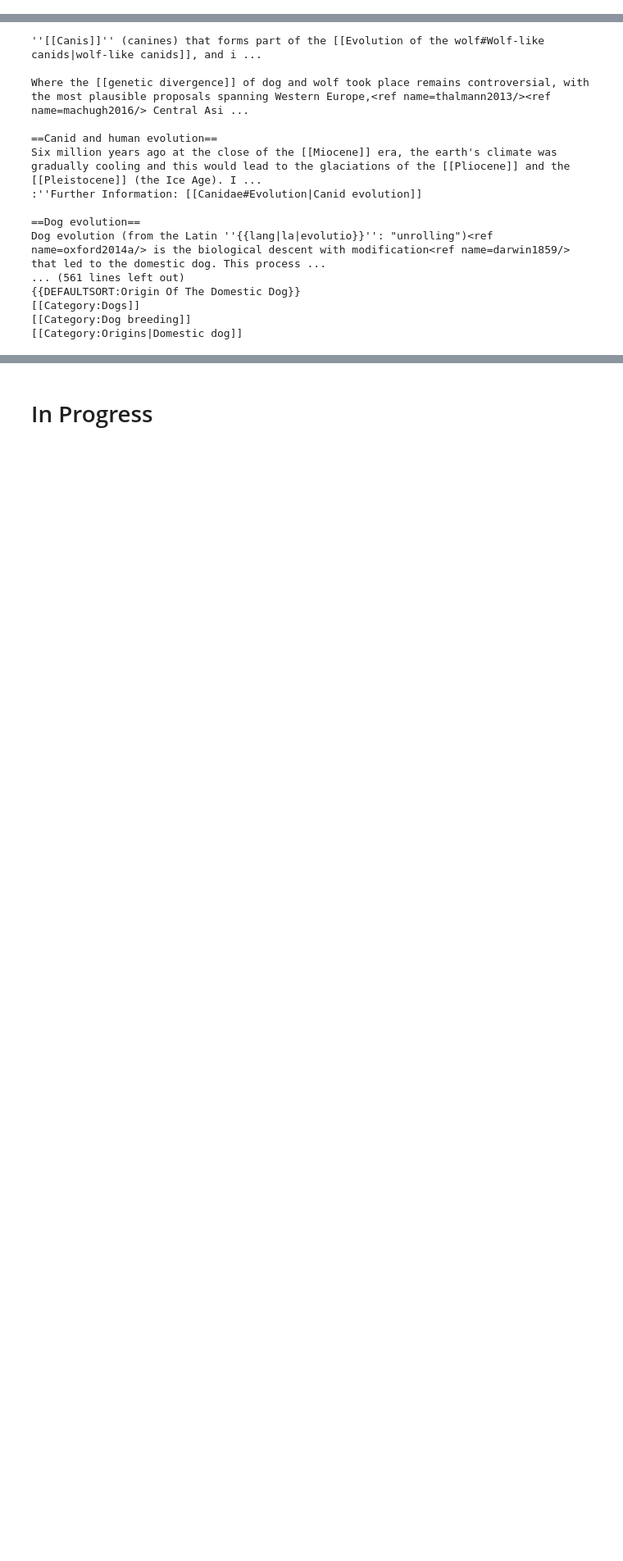
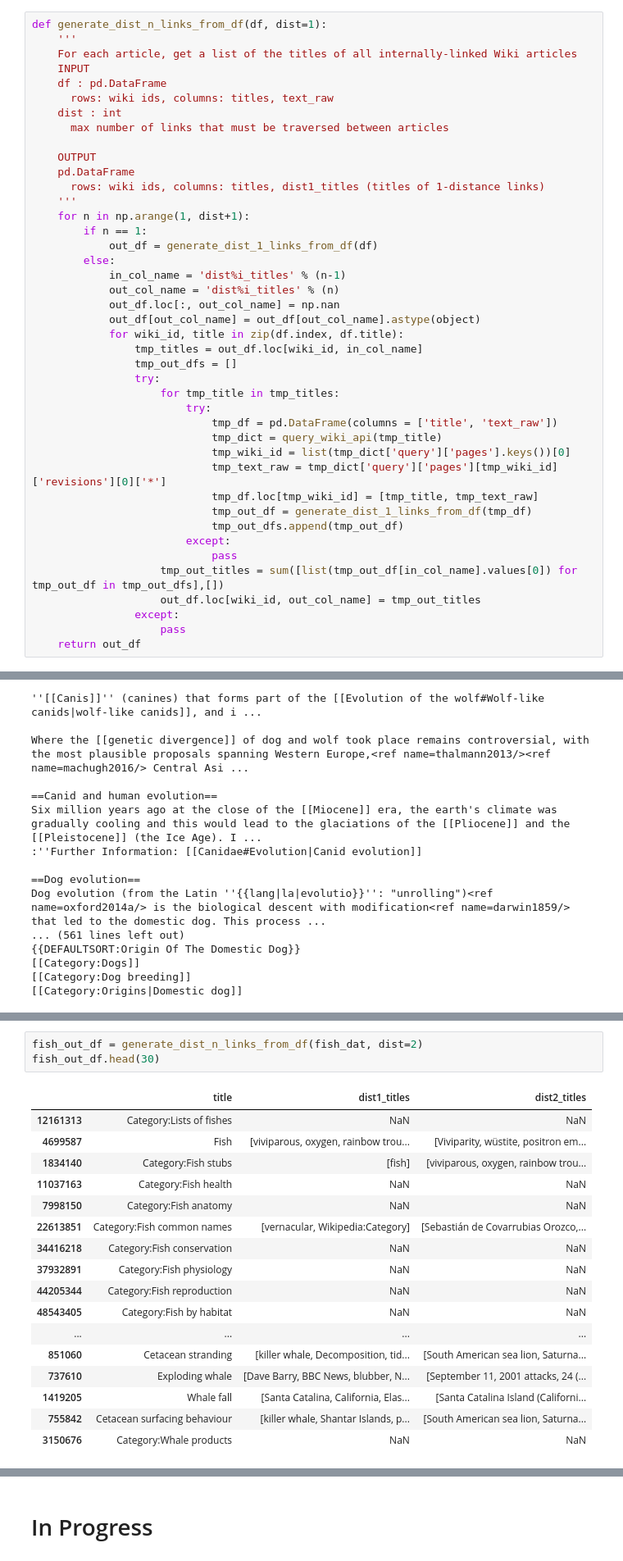
Before and after one commit to hannahlb/CDIPS_Content_Rec, a Jupyter notebook: katie/build_tree.ipynb, the cells around one changed output, grey strips where cells are left out. Shown: that part at 82% size. Saved outputs shown, nothing was run; the diff lists cells and outputs as text; blank space fills up the shorter version.

```diff
--- a/katie/build_tree.ipynb
+++ b/katie/build_tree.ipynb
@@ -112,6 +112,48 @@ def generate_dist_1_links_from_df(df):
         except:
             out_df.loc[idx] = [title, np.nan]
     return out_df
+# %%
+def generate_dist_n_links_from_df(df, dist=1):
+    '''
+    For each article, get a list of the titles of all internally-linked Wiki articles
+    INPUT
+    df : pd.DataFrame
+      rows: wiki ids, columns: titles, text_raw
+    dist : int
+      max number of links that must be traversed between articles
+
+    OUTPUT
+    pd.DataFrame
+      rows: wiki ids, columns: titles, dist1_titles (titles of 1-distance links)
+    '''
+    for n in np.arange(1, dist+1):
+        if n == 1:
+            out_df = generate_dist_1_links_from_df(df)
+        else:
+            in_col_name = 'dist%i_titles' % (n-1)
+            out_col_name = 'dist%i_titles' % (n)
+            out_df.loc[:, out_col_name] = np.nan
+            out_df[out_col_name] = out_df[out_col_name].astype(object)
+            for wiki_id, title in zip(df.index, df.title):
+                tmp_titles = out_df.loc[wiki_id, in_col_name]
+                tmp_out_dfs = []
+                try:
+                    for tmp_title in tmp_titles:
+                        try:
+                            tmp_df = pd.DataFrame(columns = ['title', 'text_raw'])
+                            tmp_dict = query_wiki_api(tmp_title)
+                            tmp_wiki_id = list(tmp_dict['query']['pages'].keys())[0]
+                            tmp_text_raw = tmp_dict['query']['pages'][tmp_wiki_id]['revisions'][0]['*']
+                            tmp_df.loc[tmp_wiki_id] = [tmp_title, tmp_text_raw]
+                            tmp_out_df = generate_dist_1_links_from_df(tmp_df)
+                            tmp_out_dfs.append(tmp_out_df)
+                        except:
+                            pass
+                    tmp_out_titles = sum([list(tmp_out_df[in_col_name].values[0]) for tmp_out_df in tmp_out_dfs],[])
+                    out_df.loc[wiki_id, out_col_name] = tmp_out_titles
+                except:
+                    pass
+    return out_df
 # %% [markdown]
 # Test Scripts
 # %%
@@ -237,0 +323,21 @@ fish_link_df.head()
+# %%
+fish_out_df = generate_dist_n_links_from_df(fish_dat, dist=2)
+fish_out_df.head(30)
+# %% [output]
+|  | title | dist1_titles | dist2_titles |
+| 12161313 | Category:Lists of fishes | NaN | NaN |
+| 4699587 | Fish | [viviparous, oxygen, rainbow trou... | [Viviparity, wüstite, positron em... |
+| 1834140 | Category:Fish stubs | [fish] | [viviparous, oxygen, rainbow trou... |
+| 11037163 | Category:Fish health | NaN | NaN |
+| 7998150 | Category:Fish anatomy | NaN | NaN |
+| 22613851 | Category:Fish common names | [vernacular, Wikipedia:Category] | [Sebastián de Covarrubias Orozco,... |
+| 34416218 | Category:Fish conservation | NaN | NaN |
+| 37932891 | Category:Fish physiology | NaN | NaN |
+| 44205344 | Category:Fish reproduction | NaN | NaN |
+| 48543405 | Category:Fish by habitat | NaN | NaN |
+| ... | ... | ... | ... |
+| 851060 | Cetacean stranding | [killer whale, Decomposition, tid... | [South American sea lion, Saturna... |
+| 737610 | Exploding whale | [Dave Barry, BBC News, blubber, N... | [September 11, 2001 attacks, 24 (... |
+| 1419205 | Whale fall | [Santa Catalina, California, Elas... | [Santa Catalina Island (Californi... |
+| 755842 | Cetacean surfacing behaviour | [killer whale, Shantar Islands, p... | [South American sea lion, Saturna... |
+| 3150676 | Category:Whale products | NaN | NaN |
```
Also changed, not shown: parts of 10 cells of this notebook, 3 other files.
